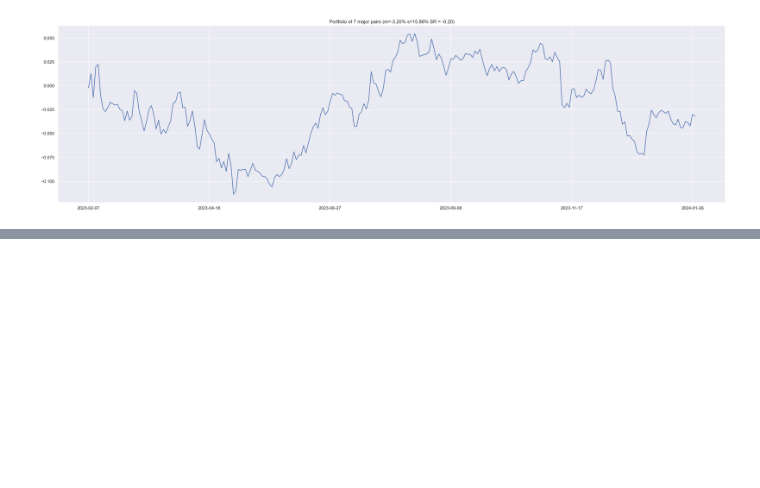
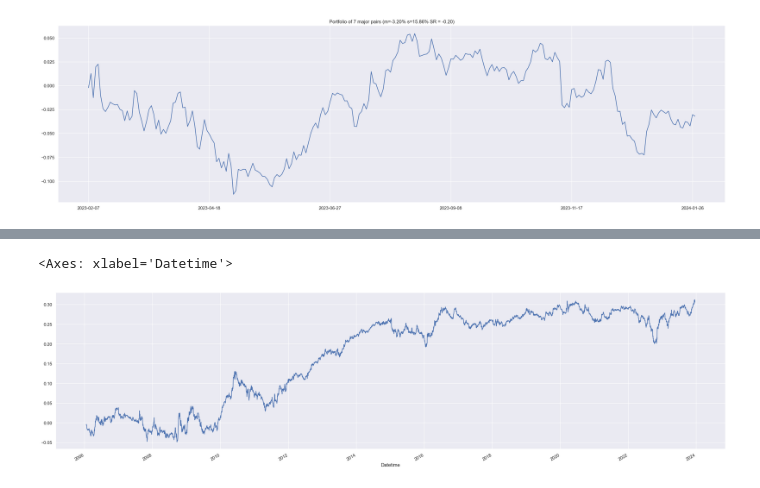
Before and after one commit to kcf1/Personal-Projects, a Jupyter notebook: Trading/FX Algo with ML/FX_Algo_with_ML.ipynb, the cells around one changed output, grey strips where cells are left out. Saved outputs shown, nothing was run; the diff lists cells and outputs as text; code cells hidden in the pictures; blank space fills up the shorter version.

```diff
--- a/Trading/FX Algo with ML/FX_Algo_with_ML.ipynb
+++ b/Trading/FX Algo with ML/FX_Algo_with_ML.ipynb
@@ -1111,0 +1154,30 @@ Text(0.5, 1.0, 'Portfolio of 7 major pairs (m=-3.20% s=15.86% SR = -0.20)')
+# %%
+from scipy.stats import linregress
+def trend_ind(logprc):
+  y,x = logprc,range(1,len(logprc)+1)
+  slope = linregress(x,y)[0]
+  return slope
+def vol_ind(logprc):
+  diff = logprc.diff()
+  vol = diff.abs().mean()
+  return vol
+# %%
+log_data = dict()
+for symbol in symbols:
+  log_data[symbol] = np.log(data[symbol])
+# %%
+feat = dict()
+for symbol in symbols:
+  d = log_data[symbol].Close
+  trend = pd.concat([pd.Series(d.rolling(window).apply(trend_ind)\
+                             .pipe(de_lag,window)\
+                             .pipe(de_std,window*4),
+                              name = f'T_{window}') for window in [16,32,64,128]],
+                  axis=1)
+  vol = pd.concat([pd.Series(d.rolling(window).apply(vol_ind)\
+                            .pipe(tr_log)\
+                            .pipe(de_med,window*4)\
+                            .pipe(de_std,window*4),
+                              name = f'V_{window}') for window in [16,32,64,128]],
+                  axis=1)
+  feat[symbol] = pd.concat([trend,vol],axis=1)
@@ -1111,0 +1237,5 @@ Text(0.5, 1.0, 'Portfolio of 7 major pairs (m=-3.20% s=15.86% SR = -0.20)')
+# %%
+pnls.mean(axis=1).cumsum().plot()
+# %% [output]
+<Axes: xlabel='Datetime'>
+[figure, added]
```
Also changed, not shown: parts of 22 cells of this notebook, 3 other files.
